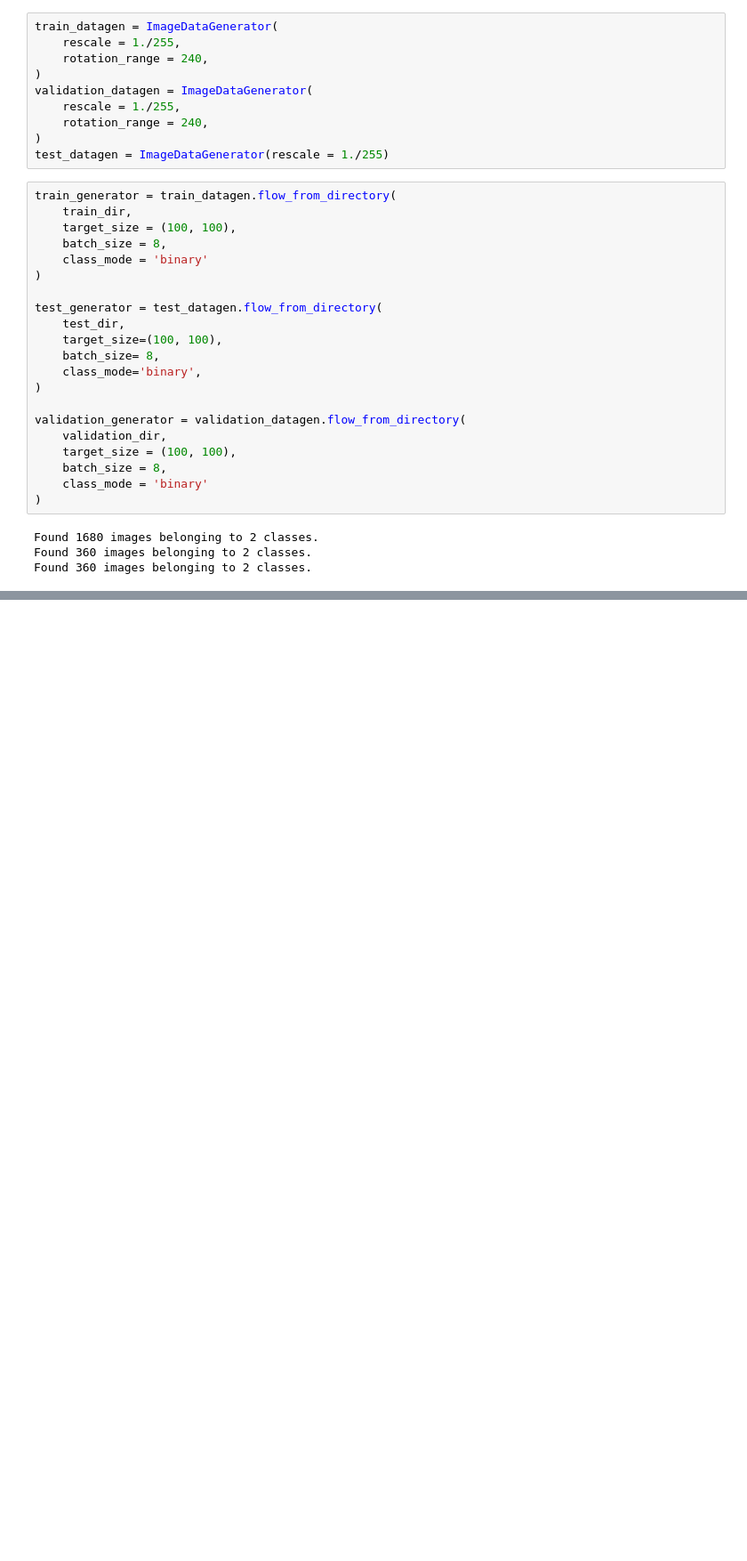
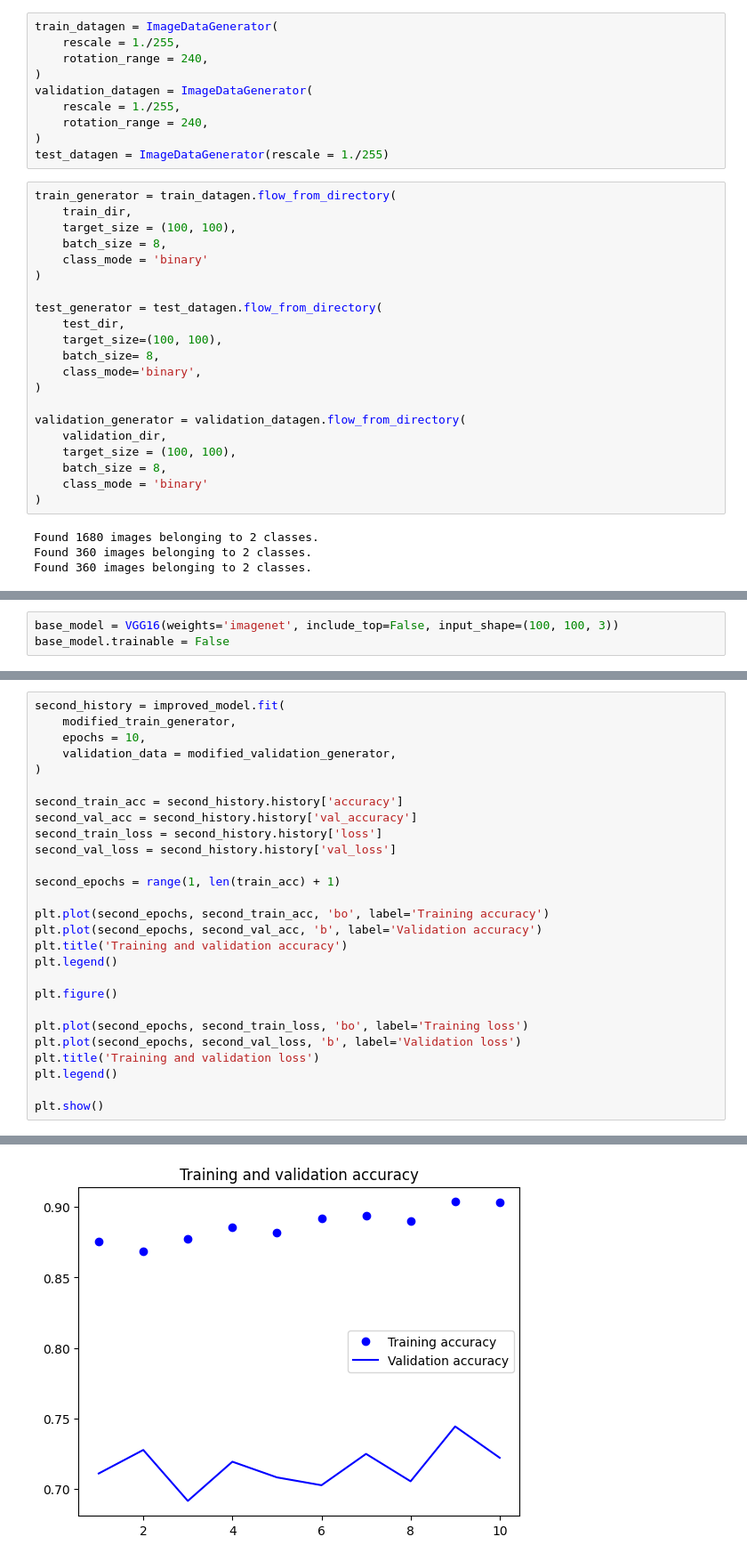
Before and after one commit to Lalo2077/Cartoon_Binary_Classification_Model, a Jupyter notebook: cartoon_binary_classification.ipynb, the cells around one changed output, grey strips where cells are left out. Shown at 89% size. Saved outputs shown, nothing was run; the diff lists cells and outputs as text; blank space fills up the shorter version.

```diff
--- a/cartoon_binary_classification.ipynb
+++ b/cartoon_binary_classification.ipynb
@@ -66,0 +70,3 @@ plt.show()
+# %%
+base_model = VGG16(weights='imagenet', include_top=False, input_shape=(100, 100, 3))
+base_model.trainable = False
@@ -66,0 +303,28 @@ plt.show()
+# %%
+second_history = improved_model.fit(
+    modified_train_generator,
+    epochs = 10,
+    validation_data = modified_validation_generator,
+)
+
+second_train_acc = second_history.history['accuracy']
+second_val_acc = second_history.history['val_accuracy']
+second_train_loss = second_history.history['loss']
+second_val_loss = second_history.history['val_loss']
+
+second_epochs = range(1, len(train_acc) + 1)
+
+plt.plot(second_epochs, second_train_acc, 'bo', label='Training accuracy')
+plt.plot(second_epochs, second_val_acc, 'b', label='Validation accuracy')
+plt.title('Training and validation accuracy')
+plt.legend()
+
+plt.figure()
+
+plt.plot(second_epochs, second_train_loss, 'bo', label='Training loss')
+plt.plot(second_epochs, second_val_loss, 'b', label='Validation loss')
+plt.title('Training and validation loss')
+plt.legend()
+
+plt.show()
+# %% [output]
@@ -66,0 +351 @@ plt.show()
+[figure, added]
```
Also changed, not shown: parts of 19 cells of this notebook, 2 other files.
